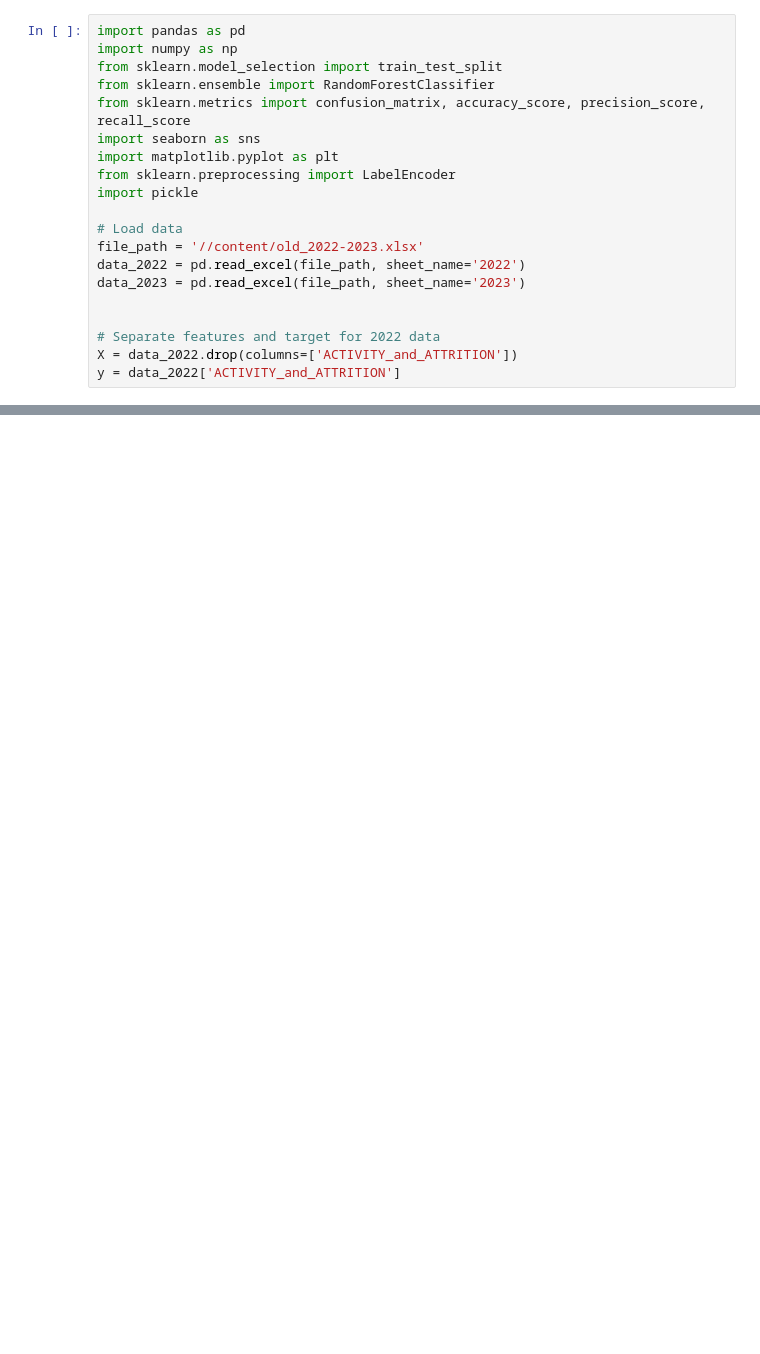
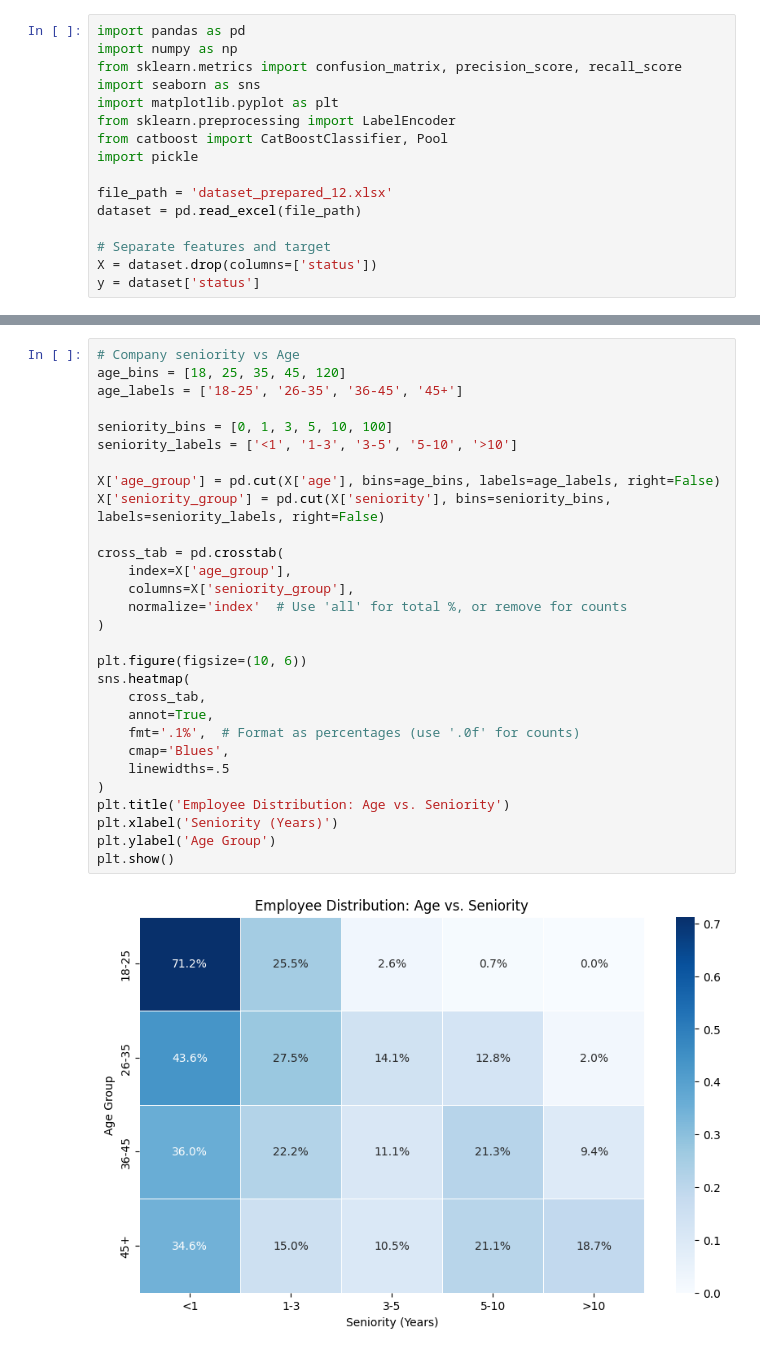
Before and after one commit to helen-mark/sequoia, a Jupyter notebook: report_data.ipynb, the cells around one changed output, grey strips where cells are left out. Cells and saved outputs as stored; diff of their text form; blank space fills up the shorter version.

```diff
--- a/report_data.ipynb
+++ b/report_data.ipynb
@@ -1,20 +1,16 @@
 # %%
 import pandas as pd
 import numpy as np
-from sklearn.model_selection import train_test_split
-from sklearn.ensemble import RandomForestClassifier
-from sklearn.metrics import confusion_matrix, accuracy_score, precision_score, recall_score
+from sklearn.metrics import confusion_matrix, precision_score, recall_score
 import seaborn as sns
 import matplotlib.pyplot as plt
 from sklearn.preprocessing import LabelEncoder
+from catboost import CatBoostClassifier, Pool
 import pickle
 
-# Load data
-file_path = '//content/old_2022-2023.xlsx'
-data_2022 = pd.read_excel(file_path, sheet_name='2022')
-data_2023 = pd.read_excel(file_path, sheet_name='2023')
+file_path = 'dataset_prepared_12.xlsx'
+dataset = pd.read_excel(file_path)
 
-
-# Separate features and target for 2022 data
-X = data_2022.drop(columns=['ACTIVITY_and_ATTRITION'])
-y = data_2022['ACTIVITY_and_ATTRITION']
+# Separate features and target
+X = dataset.drop(columns=['status'])
+y = dataset['status']
@@ -22,0 +338,31 @@ FileNotFoundError: [Errno 2] No such file or directory: '//content/old_2022-2023
+# %%
+# Company seniority vs Age
+age_bins = [18, 25, 35, 45, 120]
+age_labels = ['18-25', '26-35', '36-45', '45+']
+
+seniority_bins = [0, 1, 3, 5, 10, 100]
+seniority_labels = ['<1', '1-3', '3-5', '5-10', '>10']
+
+X['age_group'] = pd.cut(X['age'], bins=age_bins, labels=age_labels, right=False)
+X['seniority_group'] = pd.cut(X['seniority'], bins=seniority_bins, labels=seniority_labels, right=False)
+
+cross_tab = pd.crosstab(
+    index=X['age_group'],
+    columns=X['seniority_group'],
+    normalize='index'  # Use 'all' for total %, or remove for counts
+)
+
+plt.figure(figsize=(10, 6))
+sns.heatmap(
+    cross_tab,
+    annot=True,
+    fmt='.1%',  # Format as percentages (use '.0f' for counts)
+    cmap='Blues',
+    linewidths=.5
+)
+plt.title('Employee Distribution: Age vs. Seniority')
+plt.xlabel('Seniority (Years)')
+plt.ylabel('Age Group')
+plt.show()
+# %% [output]
+[figure, added]
```
Also changed, not shown: parts of 12 cells of this notebook, 2 other files.
